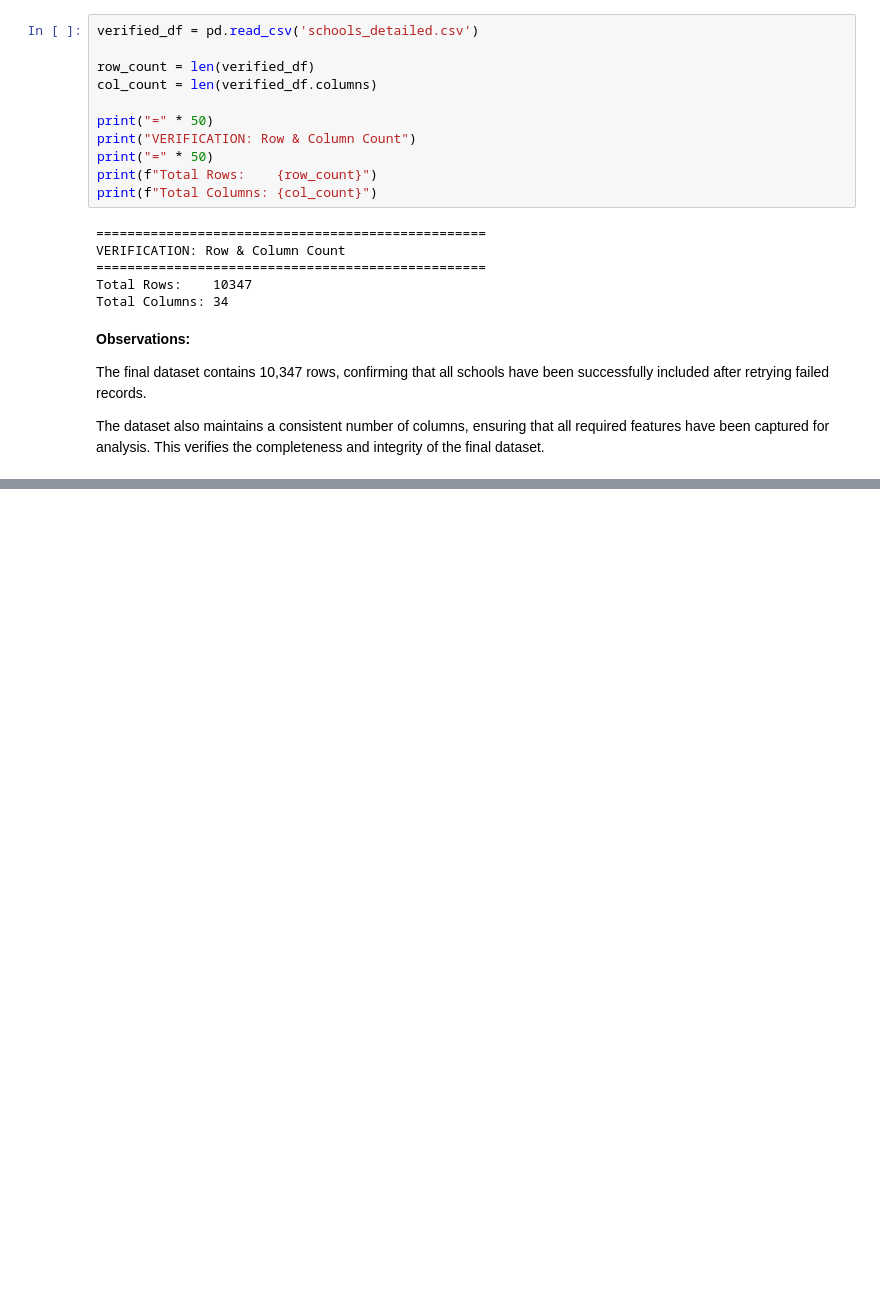
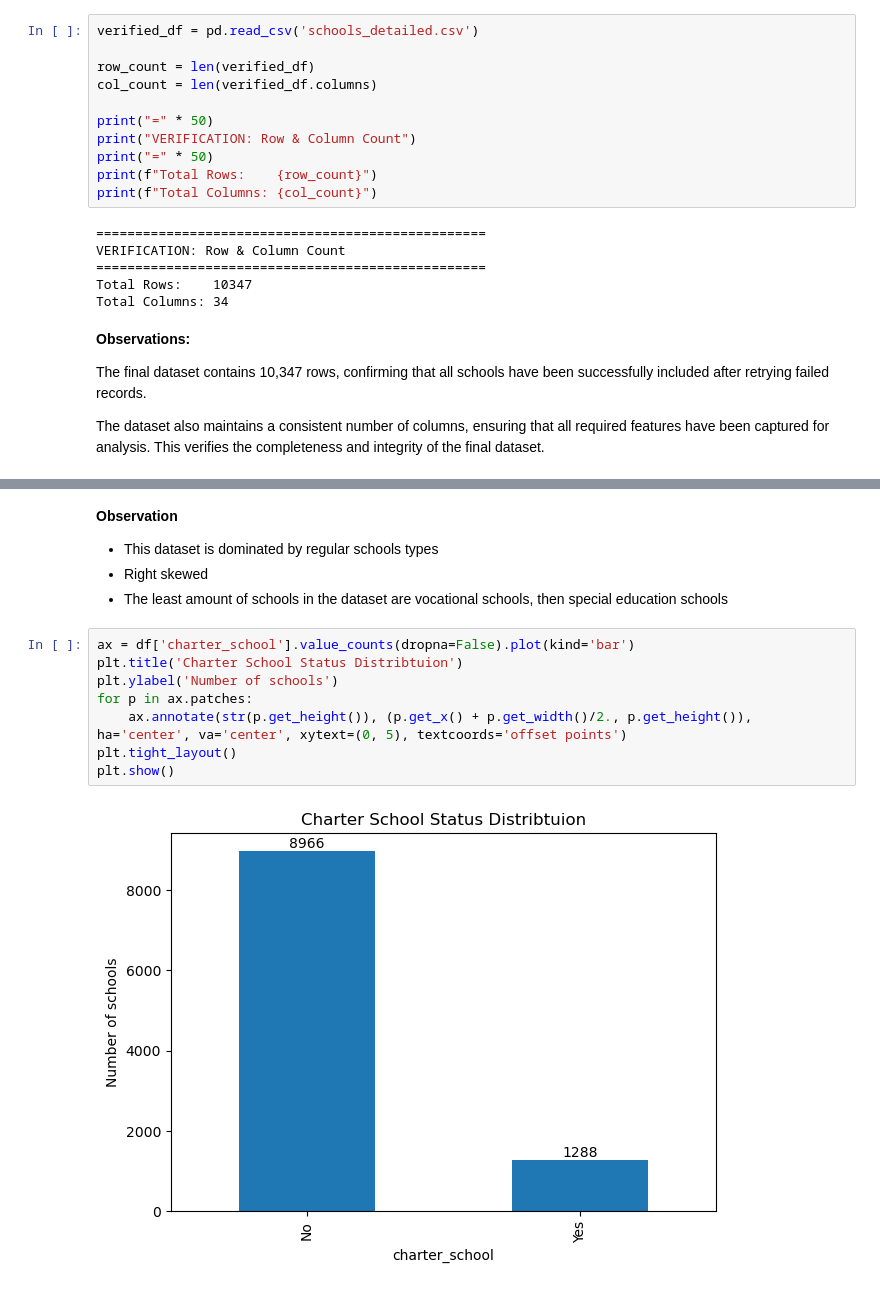
Before and after one commit to rodney-hong/eds-6340-project, a Jupyter notebook: Team 4_Midterm Project.ipynb, the cells around one changed output, grey strips where cells are left out. Drawn from its saved outputs; the diff is of its cells as text; blank space fills up the shorter version.

```diff
--- a/Team 4_Midterm Project.ipynb
+++ b/Team 4_Midterm Project.ipynb
@@ -962,0 +1291,15 @@ The dataset also maintains a consistent number of columns, ensuring that all req
+# %% [markdown]
+**Observation**
+- This dataset is dominated by regular schools types
+- Right skewed
+- The least amount of schools in the dataset are vocational schools, then special education schools
+# %%
+ax = df['charter_school'].value_counts(dropna=False).plot(kind='bar')
+plt.title('Charter School Status Distribtuion')
+plt.ylabel('Number of schools')
+for p in ax.patches:
+    ax.annotate(str(p.get_height()), (p.get_x() + p.get_width()/2., p.get_height()), ha='center', va='center', xytext=(0, 5), textcoords='offset points')
+plt.tight_layout()
+plt.show()
+# %% [output]
+[figure, added]
```
Also changed, not shown: parts of 107 cells of this notebook.
